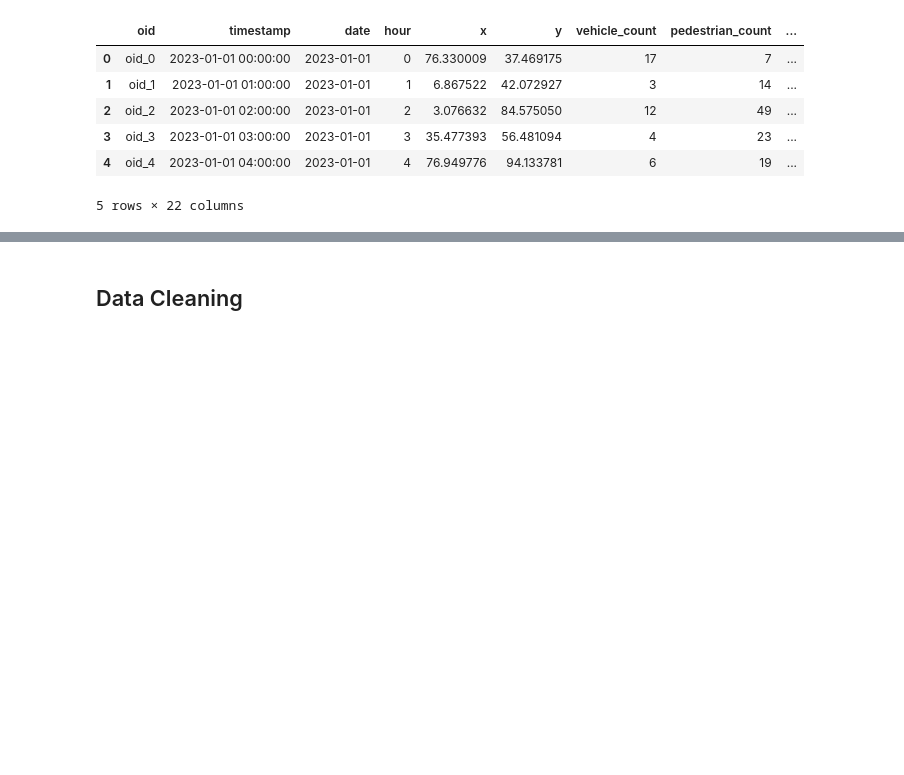
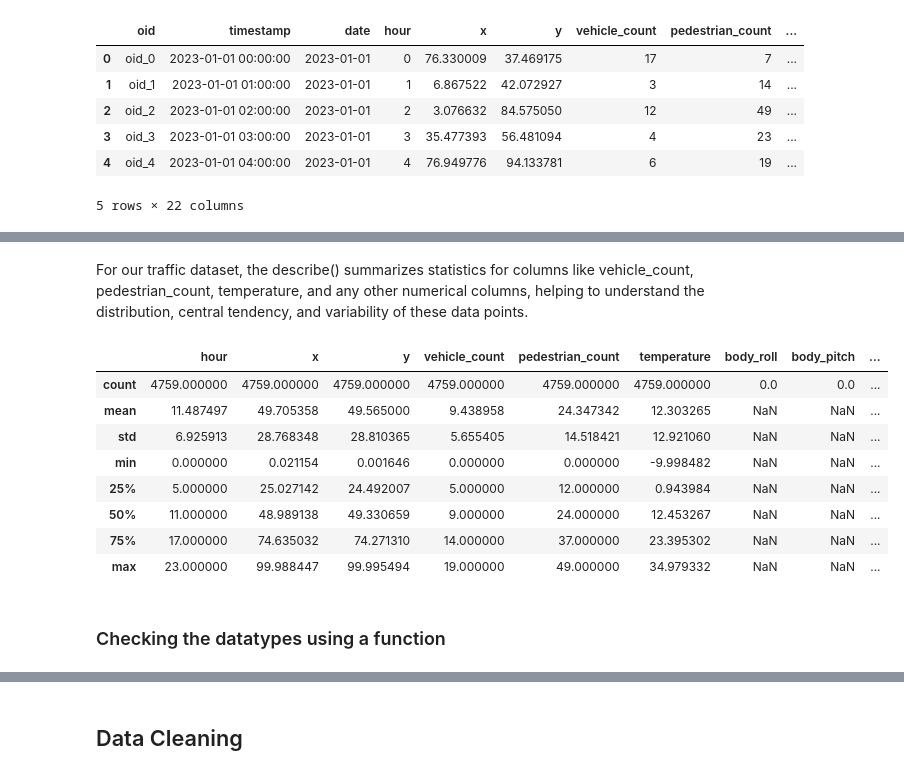
Before and after one commit to Kamaukaguru/Traffic-analysis-project, a Jupyter notebook: Index.ipynb, the cells around one changed output, grey strips where cells are left out. Drawn from its saved outputs; the diff is of its cells as text; code cells hidden in the pictures; blank space fills up the shorter version.

```diff
--- a/Index.ipynb
+++ b/Index.ipynb
@@ -63,7 +71,7 @@ def check_data_types(df):
     data_type_counts = df.dtypes.replace({'object': 'string'}).value_counts().to_dict()
     return data_type_counts
 # %%
-file_path = '/Users/mac/Documents/GitHub/Traffic-analysis-project/traffic_data1 (1).csv'
+file_path = '/content/traffic_data1 (1).csv'
 df1,data_info, data_head = load_and_get_info(file_path)
 print(data_info)
 print("\nFirst few rows of the DataFrame:")
@@ -119,0 +152,16 @@ temperature: This column holds the temperature recorded at the time of each data
+# %% [markdown]
+For our traffic dataset, the describe() summarizes statistics for columns like vehicle_count, pedestrian_count, temperature, and any other numerical columns, helping to understand the distribution, central tendency, and variability of these data points.
+# %%
+df1.describe()
+# %% [output]
+|  | hour | x | y | vehicle_count | pedestrian_count | temperature | body_roll | body_pitch | ... |
+| count | 4759.000000 | 4759.000000 | 4759.000000 | 4759.000000 | 4759.000000 | 4759.000000 | 0.0 | 0.0 | ... |
+| mean | 11.487497 | 49.705358 | 49.565000 | 9.438958 | 24.347342 | 12.303265 | NaN | NaN | ... |
+| std | 6.925913 | 28.768348 | 28.810365 | 5.655405 | 14.518421 | 12.921060 | NaN | NaN | ... |
+| min | 0.000000 | 0.021154 | 0.001646 | 0.000000 | 0.000000 | -9.998482 | NaN | NaN | ... |
+| 25% | 5.000000 | 25.027142 | 24.492007 | 5.000000 | 12.000000 | 0.943984 | NaN | NaN | ... |
+| 50% | 11.000000 | 48.989138 | 49.330659 | 9.000000 | 24.000000 | 12.453267 | NaN | NaN | ... |
+| 75% | 17.000000 | 74.635032 | 74.271310 | 14.000000 | 37.000000 | 23.395302 | NaN | NaN | ... |
+| max | 23.000000 | 99.988447 | 99.995494 | 19.000000 | 49.000000 | 34.979332 | NaN | NaN | ... |
+# %% [markdown]
+### Checking the datatypes using a function
```
Also changed, not shown: parts of 18 cells of this notebook.
